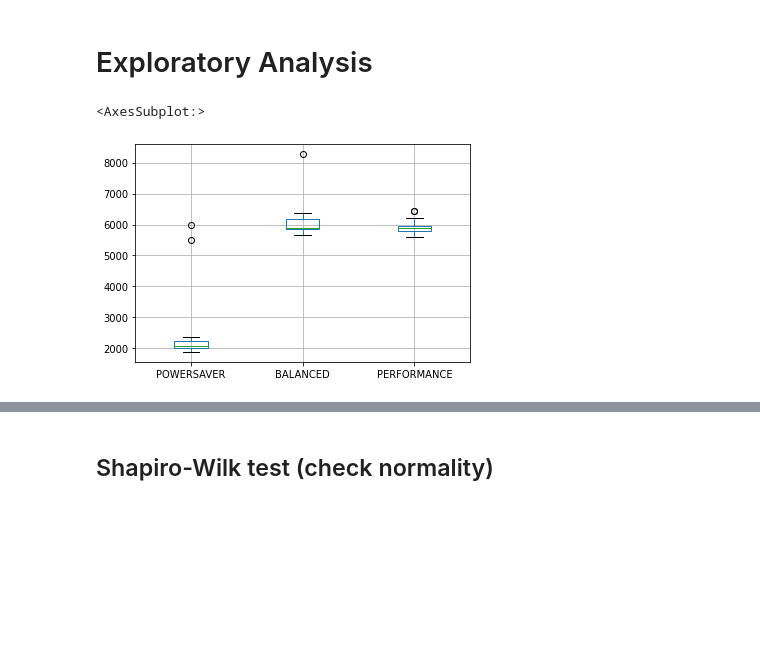
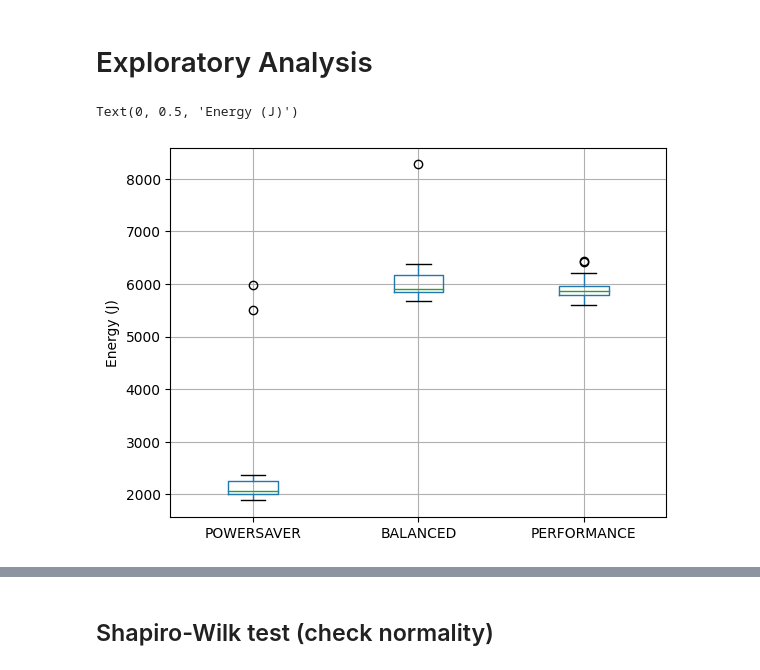
Before and after one commit to remyd95/SSE_Project1, a Jupyter notebook: analysis/CPU_run_1.ipynb, the cells around one changed output, grey strips where cells are left out. Cells and saved outputs as stored; diff of their text form; code cells hidden in the pictures; blank space fills up the shorter version.

```diff
--- a/analysis/CPU_run_1.ipynb
+++ b/analysis/CPU_run_1.ipynb
@@ -81,10 +86,11 @@ fig.legend()
 # %%
 fig, ax = plt.subplots()
 
 df_energy.boxplot(ax=ax)
+ax.set_ylabel('Energy (J)')
 # %% [output]
-<AxesSubplot:>
+Text(0, 0.5, 'Energy (J)')
-[figure, old version]
+[figure, new version]
 # %%
 fig, ax = plt.subplots()
 
```
Also changed, not shown: parts of 16 cells of this notebook, 2 other files.
